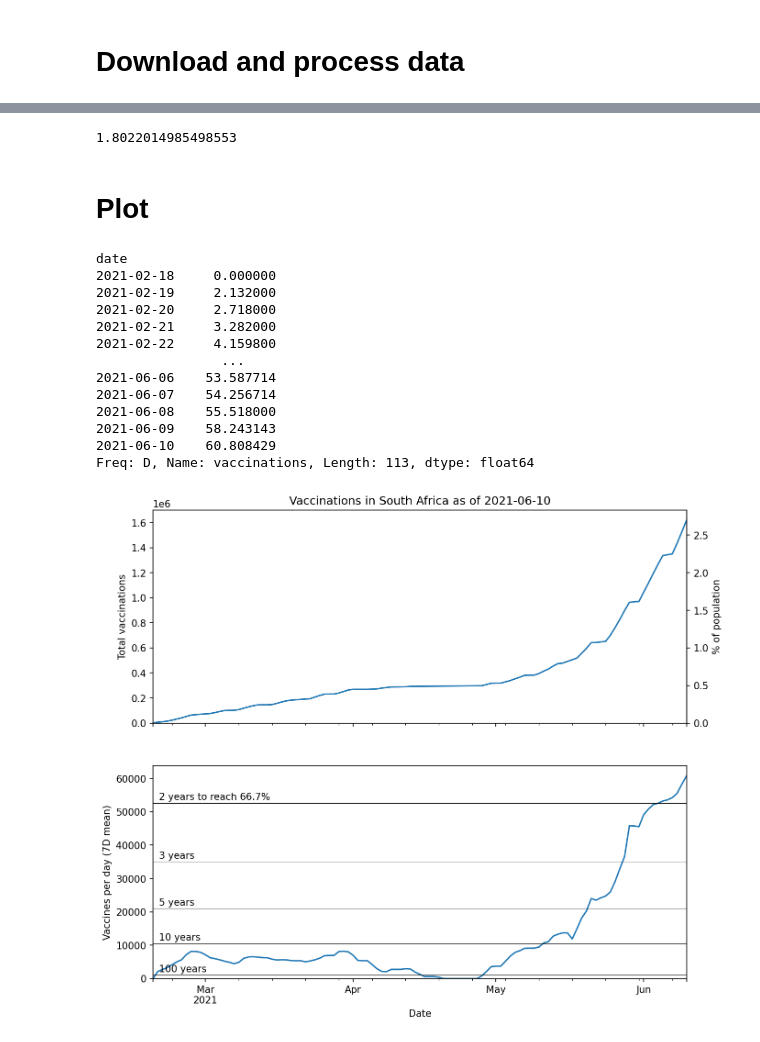
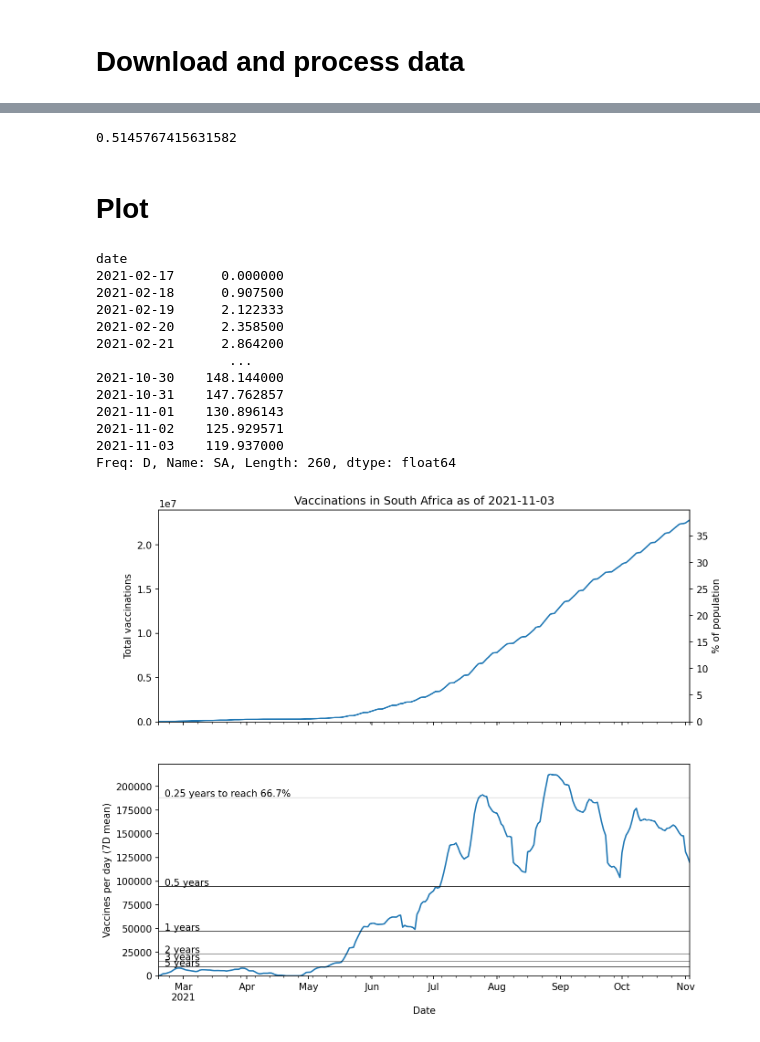
Before and after one commit to alchemyst/covid, a Jupyter notebook: vaccinations_in_South_Africa.ipynb, the cells around one changed output, grey strips where cells are left out. Drawn from its saved outputs; the diff is of its cells as text; code cells hidden in the pictures.

Commit message:
Update to new vaccination data

```diff
--- a/vaccinations_in_South_Africa.ipynb
+++ b/vaccinations_in_South_Africa.ipynb
@@ -6,7 +6,7 @@ import datetime
 # %% [markdown]
 # Download and process data
 # %%
-vaccinations_url = "data/covid19za_timeline_vaccination.csv"
+vaccinations_url = "data/covid19za_provincial_cumulative_timeline_vaccination.csv"
 # %%
 outformat = 'pdf'
 # %%
@@ -15,8 +32,8 @@ del vaccinations['YYYYMMDD']
 # %%
 population = 60e6
-totalvaccinated = vaccinations['vaccinations'][-1]
+totalvaccinated = vaccinations['SA'][-1]
 # %%
-newvaccinations = vaccinations['vaccinations'].diff().resample('1D').mean().fillna(0)
+newvaccinations = vaccinations['SA'].diff().resample('1D').mean().fillna(0)
 # %%
 def percentage(pop):
     return pop/population*100
@@ -37,7 +54,7 @@ year = 365
 # %%
 hi/maxrate/year
 # %% [output]
-1.8022014985498553
+0.5145767415631582
 # %%
 today = vaccinations.index.max().date()
 # %% [markdown]
@@ -46,43 +63,43 @@ today = vaccinations.index.max().date()
 rate/1000
 # %% [output]
 date
-2021-02-18     0.000000
-2021-02-19     2.132000
-2021-02-20     2.718000
-2021-02-21     3.282000
-2021-02-22     4.159800
-                ...
-2021-06-06    53.587714
-2021-06-07    54.256714
-2021-06-08    55.518000
-2021-06-09    58.243143
-2021-06-10    60.808429
-Freq: D, Name: vaccinations, Length: 113, dtype: float64
+2021-02-17      0.000000
+2021-02-18      0.907500
+2021-02-19      2.122333
+2021-02-20      2.358500
+2021-02-21      2.864200
+                 ...
+2021-10-30    148.144000
+2021-10-31    147.762857
+2021-11-01    130.896143
+2021-11-02    125.929571
+2021-11-03    119.937000
+Freq: D, Name: SA, Length: 260, dtype: float64
 # %%
 fig, (axtotal, axrate) = plt.subplots(2, 1, figsize=(10, 10), dpi=150, sharex=True)
 
-vaccinations['vaccinations'].plot(ax=axtotal, ylabel='Total vaccinations')
+vaccinations['SA'].plot(ax=axtotal, ylabel='Total vaccinations')
 rate.plot(ax=axrate, ylabel='Vaccines per day (7D mean)', xlabel='Date')
 
 axperc = axtotal.secondary_yaxis('right', functions=(percentage, pop))
 axperc.set_ylabel('% of population')
 
 axtotal.set_title(f'Vaccinations in South Africa as of {today}')
 
-times = 2, 3, 5, 10, 100
+times = 0.25, 0.5, 1, 2, 3, 5
 
 for time in times:
     rateleft = left/(time*year)
     axrate.axhline(rateleft, color='black', lw=0.5)
     if time == times[0]:
         label = f'  {time} years to reach {hifrac:.1%}'
     else:
         label = f'  {time} years'
     axrate.text(rate.index.min(), rateleft+1000, label)
 
 axrate.set_ylim(bottom=0)
 axtotal.set_ylim(bottom=0)
 
 plt.savefig(f'output/vaccinations.{outformat}')
 # %% [output]
-[figure, old version]
+[figure, new version]
```
Also changed, not shown: parts of 1 cell of this notebook, 1 other file.
